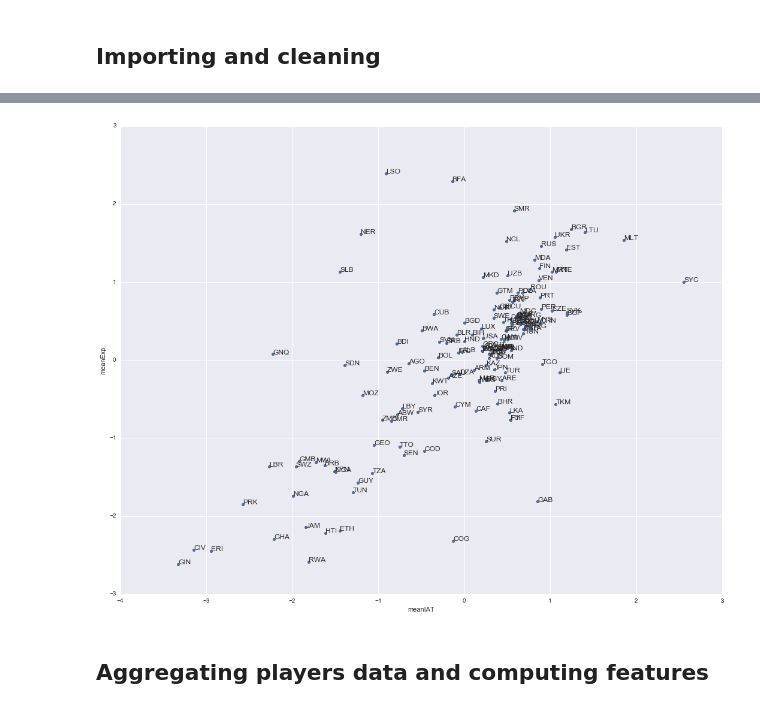
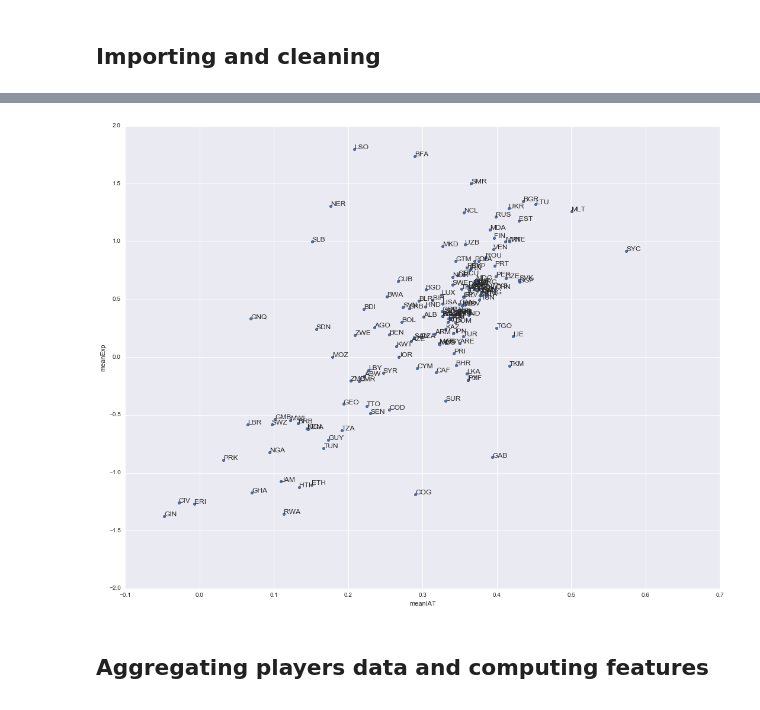
Before and after one commit to lfaucon/ada-homeworks, a Jupyter notebook: Homework_4/Homework4_Question2.ipynb, the cells around one changed output, grey strips where cells are left out. Saved outputs shown, nothing was run; the diff lists cells and outputs as text; code cells hidden in the pictures.

```diff
--- a/Homework_4/Homework4_Question2.ipynb
+++ b/Homework_4/Homework4_Question2.ipynb
@@ -18,6 +20,8 @@ import matplotlib.pyplot as plt
 import seaborn as sns
 # %%
 df = pd.read_csv('CrowdstormingDataJuly1st.csv')
+df['skinColor'] = (df.rater1 + df.rater2) /2
+df = df[df.skinColor.notnull()]
 df_referee = df[['playerShort','refNum','refCountry','Alpha_3','meanIAT','nIAT','seIAT','meanExp','nExp','seExp']]
 df_referee.head()
 # %% [output]
@@ -48,24 +34,16 @@ df_referee[df_referee.Alpha_3=='FRA'].head()
 # %%
 df_countries = df_referee.groupby('Alpha_3').first()[['meanIAT','meanExp']]
-
-meanMeanIAT = df_countries['meanIAT'].mean()
-stdMeanIAT = df_countries['meanIAT'].std()
-meanMeanExp = df_countries['meanExp'].mean()
-stdMeanExp = df_countries['meanExp'].std()
-
-df_countries['meanIAT'] = (df_countries['meanIAT'] - meanMeanIAT) / stdMeanIAT
-df_countries['meanExp'] = (df_countries['meanExp'] - meanMeanExp) / stdMeanExp
 
 fig, ax = plt.subplots(figsize=(18, 14), dpi=400)
 
 df_countries.plot(kind='scatter', x='meanIAT', y='meanExp', ax=ax)
 
 for k, v in df_countries.iterrows():
     ax.annotate(k, v)
 
 fig.canvas.draw()
 # %% [output]
-[figure, old version]
+[figure, new version]
 # %% [markdown]
 ## Aggregating players data and computing features
 # %%
```
Also changed, not shown: parts of 15 cells of this notebook.
